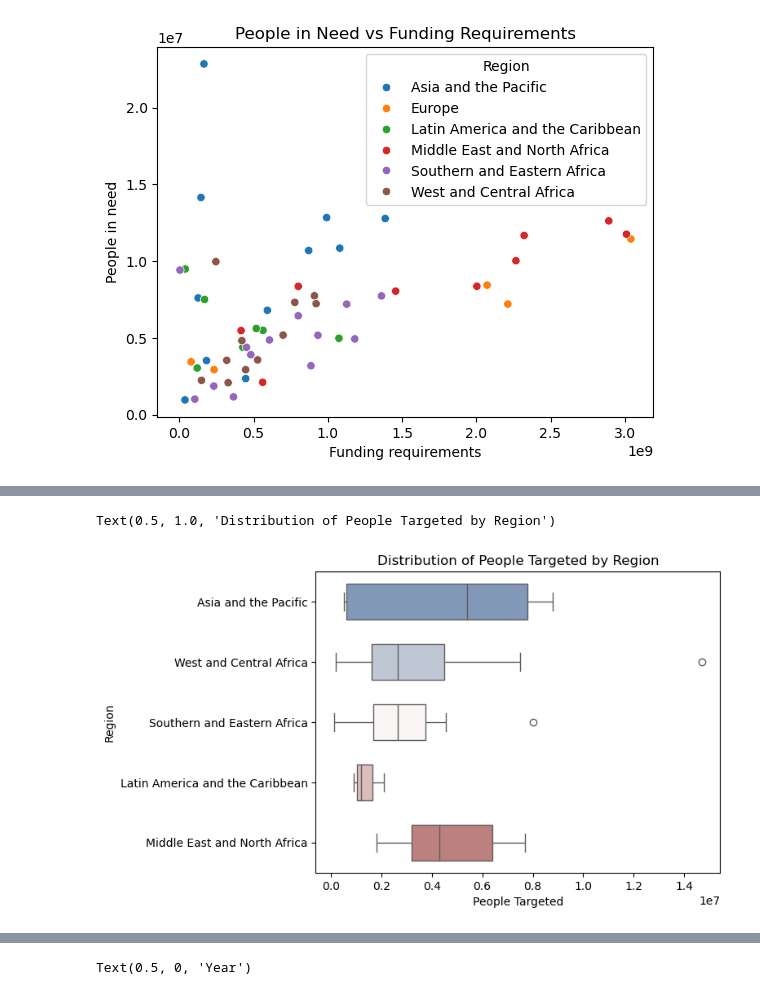
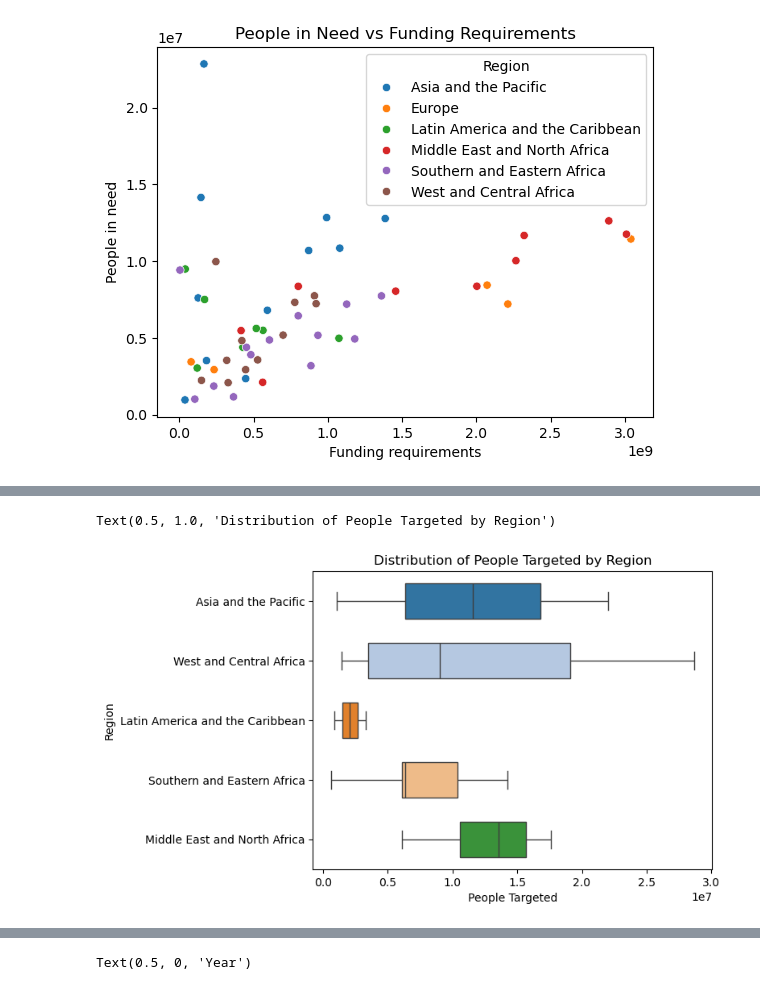
Before and after one commit to Zyjones/Crisis---Humanitarian-Needs-EDA, a Jupyter notebook: Notebooks/EDA/HachemingC_EDA.ipynb, the cells around one changed output, grey strips where cells are left out. Saved outputs shown, nothing was run; the diff lists cells and outputs as text; code cells hidden in the pictures.

```diff
--- a/Notebooks/EDA/HachemingC_EDA.ipynb
+++ b/Notebooks/EDA/HachemingC_EDA.ipynb
@@ -294,9 +308,15 @@ Text(0.5, 1.0, 'People in Need vs Funding Requirements')
 # %%
 #store new dfs for each metric
-regional_funding_requirements = new_df[new_df["Metric"] == "Funding requirements"]
-regional_funding_received = new_df[new_df["Metric"] == "Funding received"]
-regional_people_targeted = new_df[new_df["Metric"] == "People targeted"]
-regional_people_in_need = new_df[new_df["Metric"] == "People in need"]
+regional_funding_requirements = new_df[new_df["Metric"] == "Funding requirements"].reset_index()
+regional_funding_received = new_df[new_df["Metric"] == "Funding received"].reset_index()
+regional_people_targeted = new_df[new_df["Metric"] == "People targeted"].reset_index()
+regional_people_in_need = new_df[new_df["Metric"] == "People in need"].reset_index()
+# %%
+#rename columns so that value columns are now refered to by specific metric
+regional_funding_requirements = regional_funding_requirements.rename(columns={"Value": "Funding Requirements"}).reset_index()
+regional_funding_received = regional_funding_received.rename(columns={"Value": "Funding Received"}).reset_index()
+regional_people_in_need = regional_people_in_need.rename(columns={"Value": "People in Need"}).reset_index()
+regional_people_targeted = regional_people_targeted.rename(columns={"Value": "People Targeted"}).reset_index()
 # %%
 print("People in need dimensions are: ", regional_people_in_need.shape)
 print("People targeted dimensions are: ",regional_people_targeted.shape)
@@ -326,6 +349,0 @@ regional_funding_requirements
-# %%
-#rename columns so that value columns are now refered to by specific metric
-regional_funding_requirements = regional_funding_requirements.rename(columns={"Value": "Funding Requirements"})
-regional_funding_received = regional_funding_received.rename(columns={"Value": "Funding Received"})
-regional_people_in_need = regional_people_in_need.rename(columns={"Value": "People in Need"})
-regional_people_targeted = regional_people_targeted.rename(columns={"Value": "People Targeted"})
@@ -377,0 +481,7 @@ people_targeted_total
+# %%
+#Group by Year and Region and sum the people in need
+
+regional_people_targeted = regional_people_targeted.groupby(["Year", "Region"])["People Targeted"].sum().reset_index()
+
+targeted_pivot = regional_people_targeted.pivot(index="Year", columns="Region", values="People Targeted")
+targeted_pivot = targeted_pivot.fillna(0)
@@ -378,11 +515,11 @@ people_targeted_total
 # %%
 #plot people targeted with horizontal boxes
-sns.boxplot(regional_people_targeted, x="People Targeted", y="Region", hue="Region", width=.6, palette="vlag")
+sns.boxplot(regional_people_targeted, x="People Targeted", y="Region", hue="Region", width=.6, palette="tab20")
 
 plt.title("Distribution of People Targeted by Region")
 # %% [output]
 Text(0.5, 1.0, 'Distribution of People Targeted by Region')
-[figure, old version]
+[figure, new version]
 # %%
 regional_funding_requirements
 # %% [output]
```
Also changed, not shown: parts of 37 cells of this notebook.
